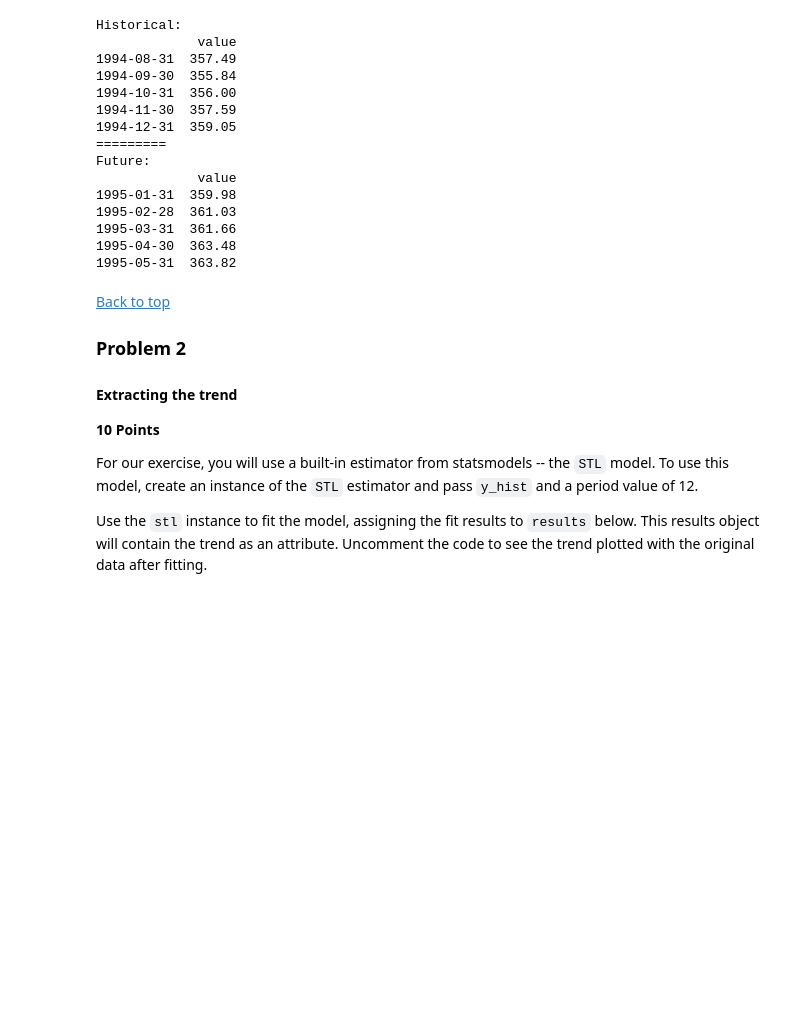
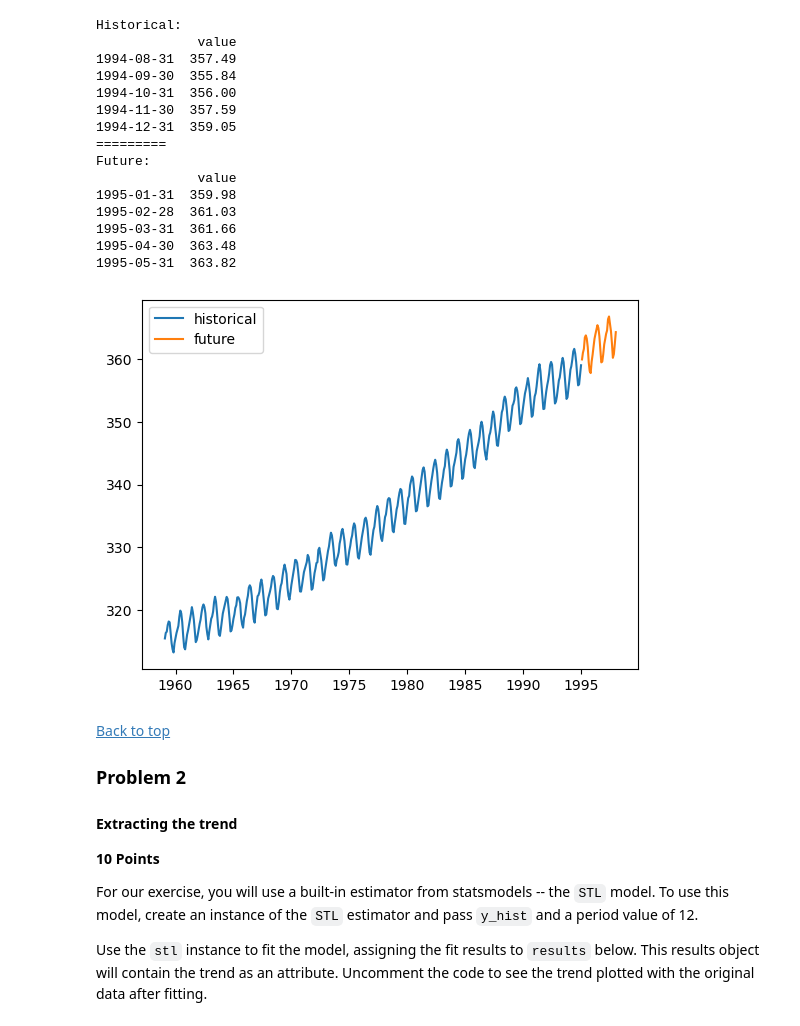
Before and after one commit to codemonkey1101/module-10, a Jupyter notebook: codio/codio_assignment_10.2.ipynb, the cells around one changed output. Drawn from its saved outputs; the diff is of its cells as text; code cells hidden in the pictures; blank space fills up the shorter version.

```diff
--- a/codio/codio_assignment_10.2.ipynb
+++ b/codio/codio_assignment_10.2.ipynb
@@ -102,9 +102,11 @@ Future:
 1995-04-30  363.48
 1995-05-31  363.82
 # %%
-# plt.plot(y_hist, label = 'historical')
-# plt.plot(y_future, label = 'future')
-# plt.legend();
+plt.plot(y_hist, label = 'historical')
+plt.plot(y_future, label = 'future')
+plt.legend();
+# %% [output]
+[figure, added]
 # %% [markdown]
 [Back to top](#-Index)
 
```
Also changed, not shown: parts of 3 cells of this notebook, 18 other files.
